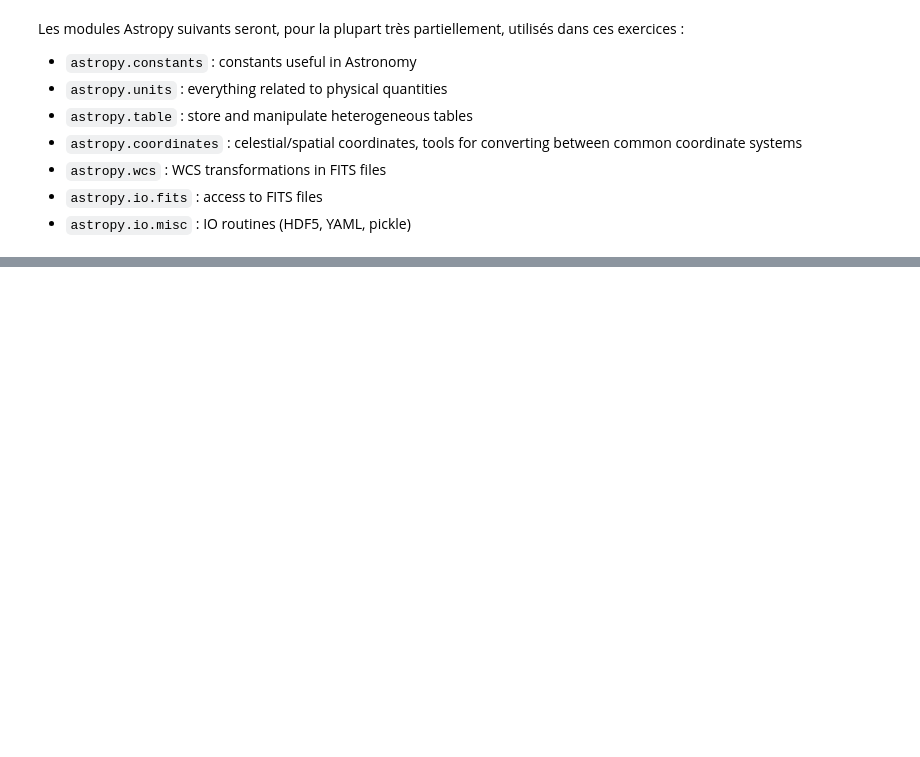
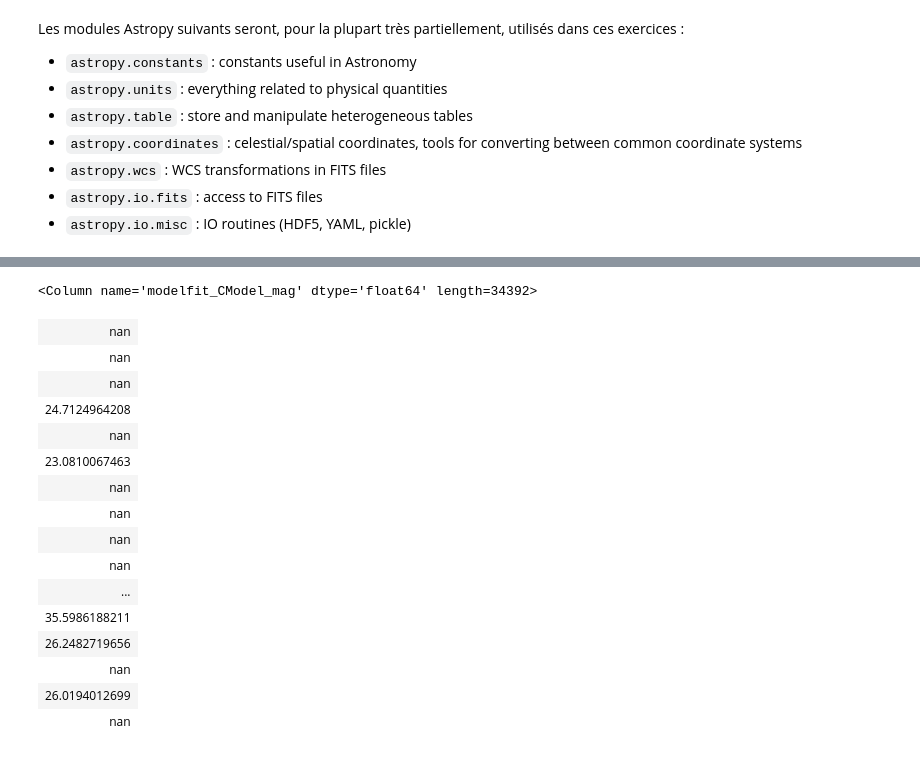
Before and after one commit to nicolaschotard/lsst_drp_analysis, a Jupyter notebook: python/6_astropy_exercices.ipynb, the cells around one changed output, grey strips where cells are left out. Drawn from its saved outputs; the diff is of its cells as text; code cells hidden in the pictures; blank space fills up the shorter version.

```diff
--- a/python/6_astropy_exercices.ipynb
+++ b/python/6_astropy_exercices.ipynb
@@ -35,0 +97,20 @@ import h5py
+# %%
+magi
+# %% [output]
+<Column name='modelfit_CModel_mag' dtype='float64' length=34392>
+| nan |
+| nan |
+| nan |
+| 24.7124964208 |
+| nan |
+| 23.0810067463 |
+| nan |
+| nan |
+| nan |
+| nan |
+| ... |
+| 35.5986188211 |
+| 26.2482719656 |
+| nan |
+| 26.0194012699 |
+| nan |
```
Also changed, not shown: parts of 8 cells of this notebook, 1 other file.
